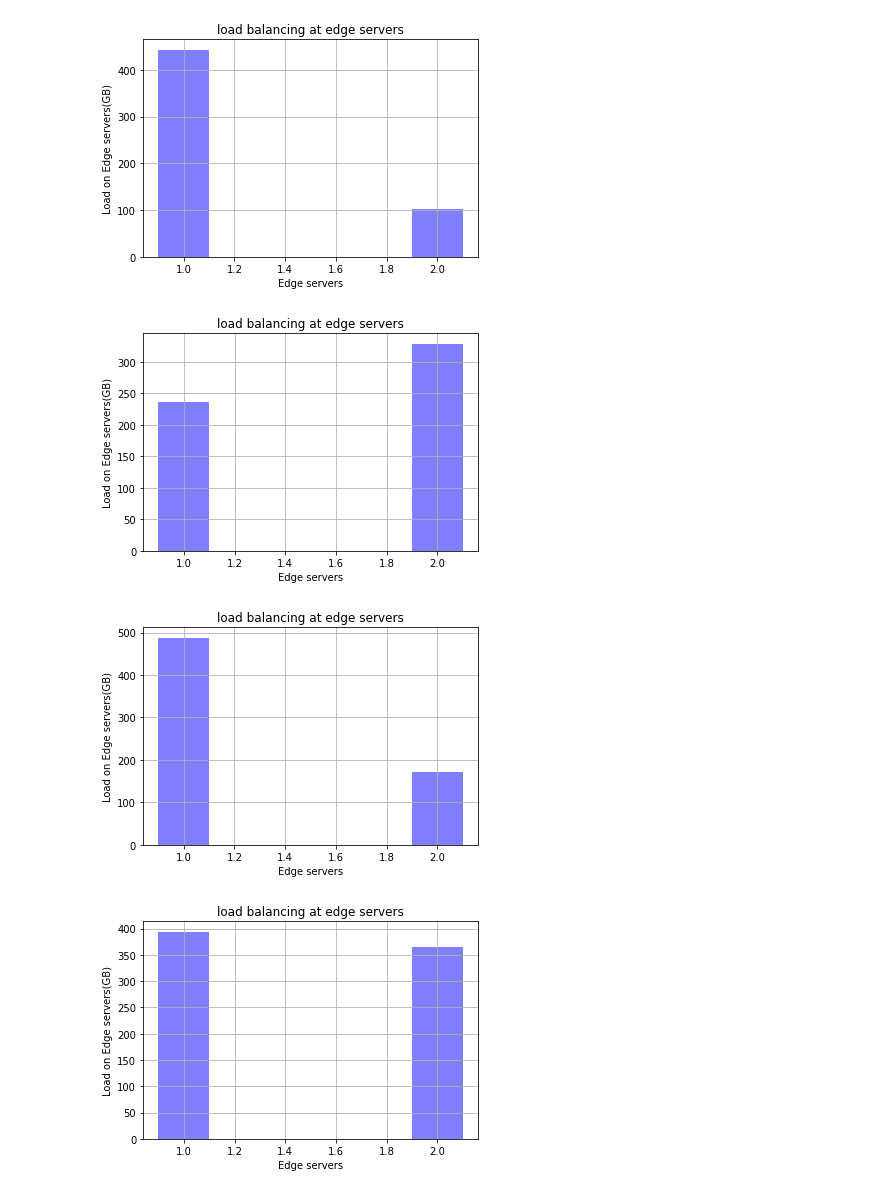
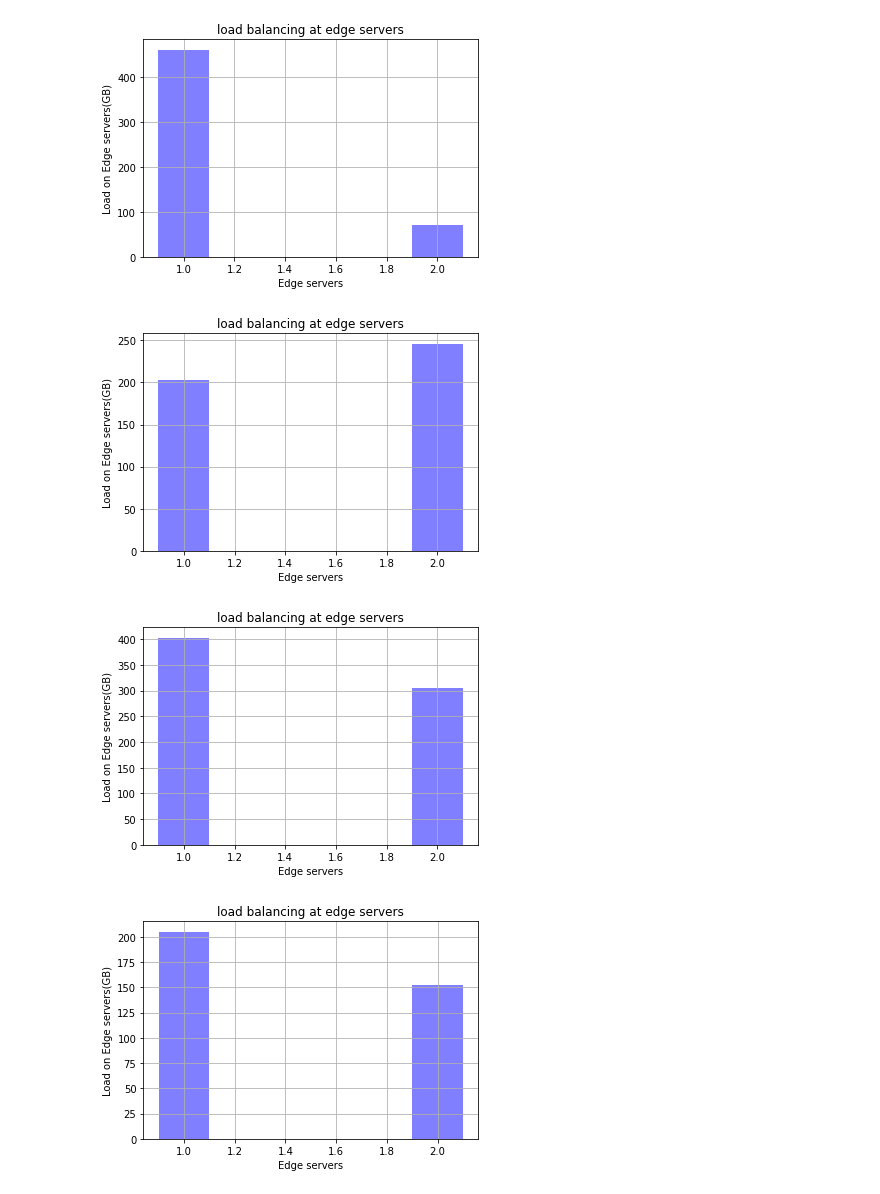
Before and after one commit to SachiSachu/1stop, a Jupyter notebook: balanced_load.ipynb, the cells around one changed output. Drawn from its saved outputs; the diff is of its cells as text; code cells hidden in the pictures.

```diff
--- a/balanced_load.ipynb
+++ b/balanced_load.ipynb
@@ -88,17 +88,16 @@ lim = int(input('enter the radius limit: '))
 num = 10       #this num is taking num of times the for loop
 avg1 = []
 
+edges = int(input("enter number of Edge servers between 2 to 10: "))
 iot = int(input("enter number of IoT devices between 2 to 10: "))
-edges = int(input("enter number of Edge servers between 2 to 10: "))
+
+loadiot = np.loadtxt("loadiot.npy")
+
 for abc in range(num):
   edgeco = np.loadtxt("edgefile%s.npy" %abc)
 
   iotco  = np.loadtxt("iotfile%s.npy" %abc)
 
-  loadiot = []                    #load iot holds the data produced by each iot device
-  for l in range(iot):
-    k = random.randint(50,250)    #here we have given data limit 50-250 so that it can pick within the given range
-    loadiot.append(k)
   avg1.append(loadbal(edgeco, iotco, edges, iot, loadiot))
 
 dict2 = {}
@@ -122,4 +121,4 @@ enter number of Edge servers between 2 to 10: 2
-[figure, old version]
+[figure, new version]
-[figure, old version]
+[figure, new version]
-[figure, old version]
+[figure, new version]
-[figure, old version]
+[figure, new version]
```
Also changed, not shown: parts of 1 cell of this notebook.
